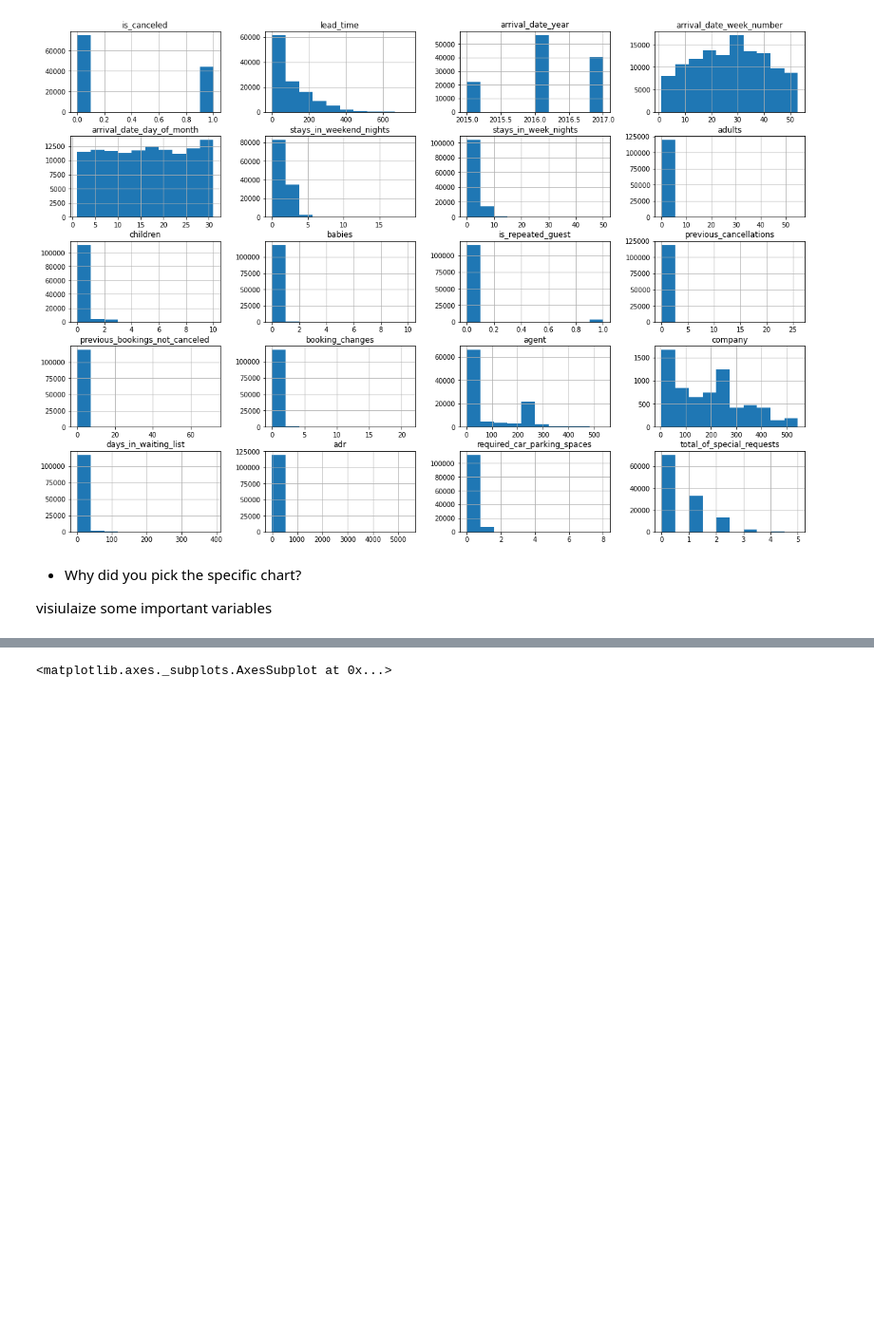
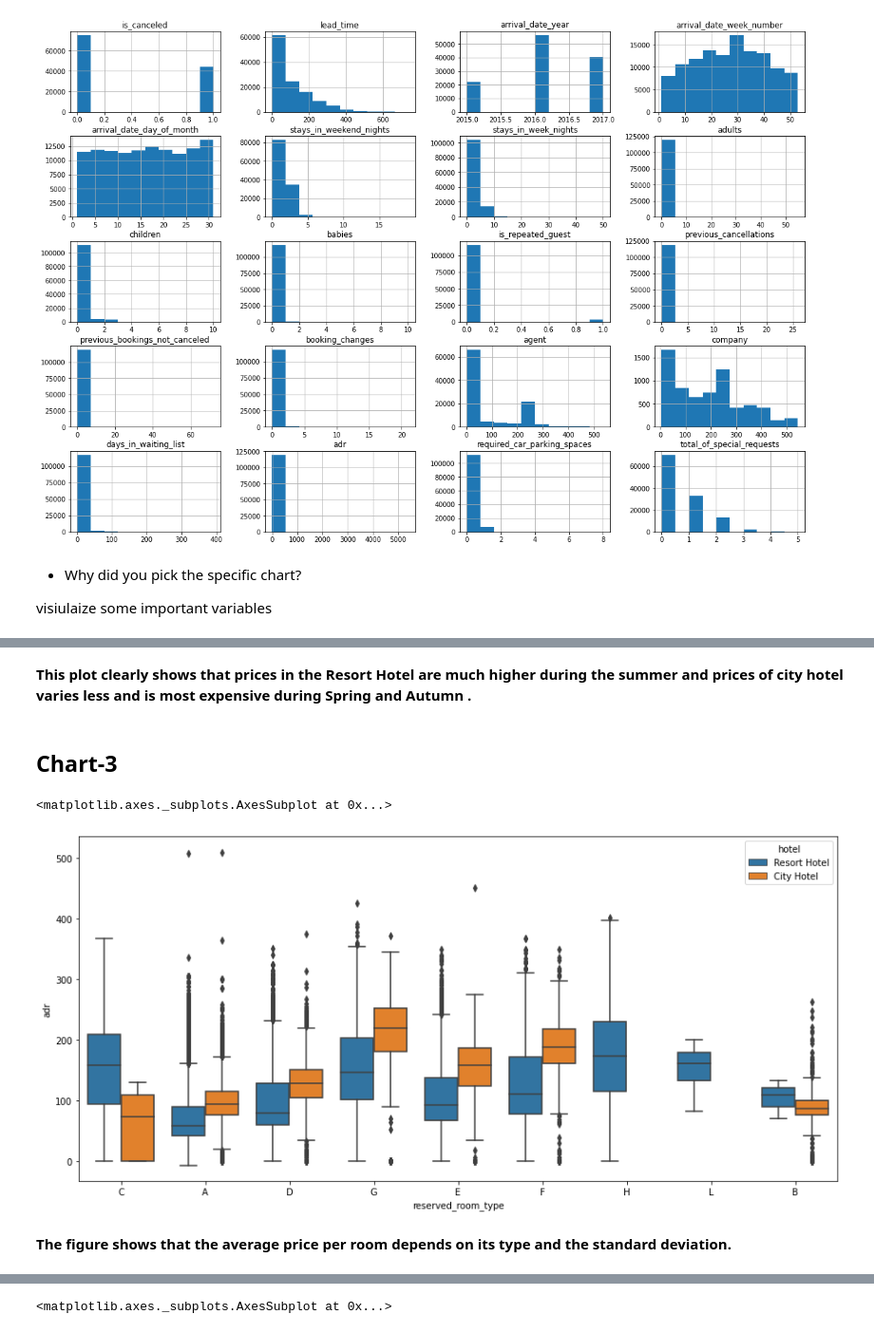
Before and after one commit to sgarad012/Hotel-data, a Jupyter notebook: Hotel_Analaysis.ipynb, the cells around one changed output, grey strips where cells are left out. Shown at 95% size. Saved outputs shown, nothing was run; the diff lists cells and outputs as text; code cells hidden in the pictures; blank space fills up the shorter version.

```diff
--- a/Hotel_Analaysis.ipynb
+++ b/Hotel_Analaysis.ipynb
@@ -222,0 +253,15 @@ sns.violinplot(x='company',y='hotel',data=data)
+# %% [markdown]
+**This plot clearly shows that prices in the Resort Hotel are much higher during the summer and prices of city hotel varies less and is most expensive during Spring and Autumn .**
+# %% [markdown]
+## Chart-3
+# %%
+data1 = data[data['is_canceled'] == 0]
+
+# px.box(data_frame = data1, x = 'reserved_room_type', y = 'adr', color = 'hotel', template = 'plotly_dark')
+plt.figure(figsize=(15,7))
+sns.boxplot(data=data1, x='reserved_room_type', y='adr', hue='hotel')
+# %% [output]
+<matplotlib.axes._subplots.AxesSubplot at 0x...>
+[figure, added]
+# %% [markdown]
+**The figure shows that the average price per room depends on its type and the standard deviation.**
```
Also changed, not shown: parts of 69 cells of this notebook.
